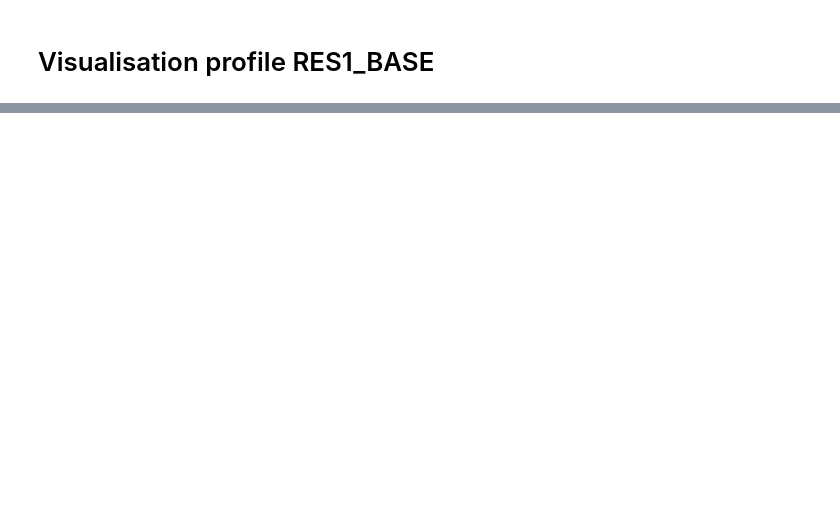
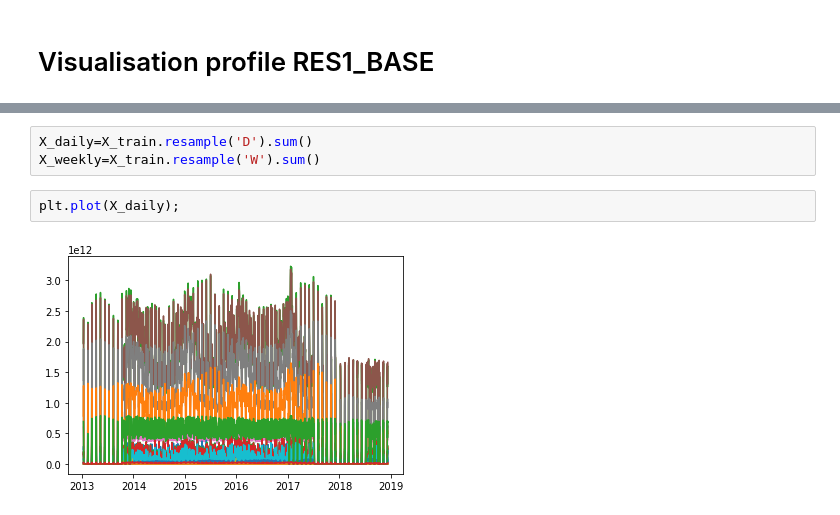
Before and after one commit to fredcoq/challenge-data-ens, a Jupyter notebook: data_processing.ipynb, the cells around one changed output, grey strips where cells are left out. Saved outputs shown, nothing was run; the diff lists cells and outputs as text; blank space fills up the shorter version.

```diff
--- a/data_processing.ipynb
+++ b/data_processing.ipynb
@@ -181,0 +193,7 @@ data_timeplot(xtest_slice)
+# %%
+X_daily=X_train.resample('D').sum()
+X_weekly=X_train.resample('W').sum()
+# %%
+plt.plot(X_daily);
+# %% [output]
+[figure, added]
```
Also changed, not shown: parts of 26 cells of this notebook, 1 other file.
